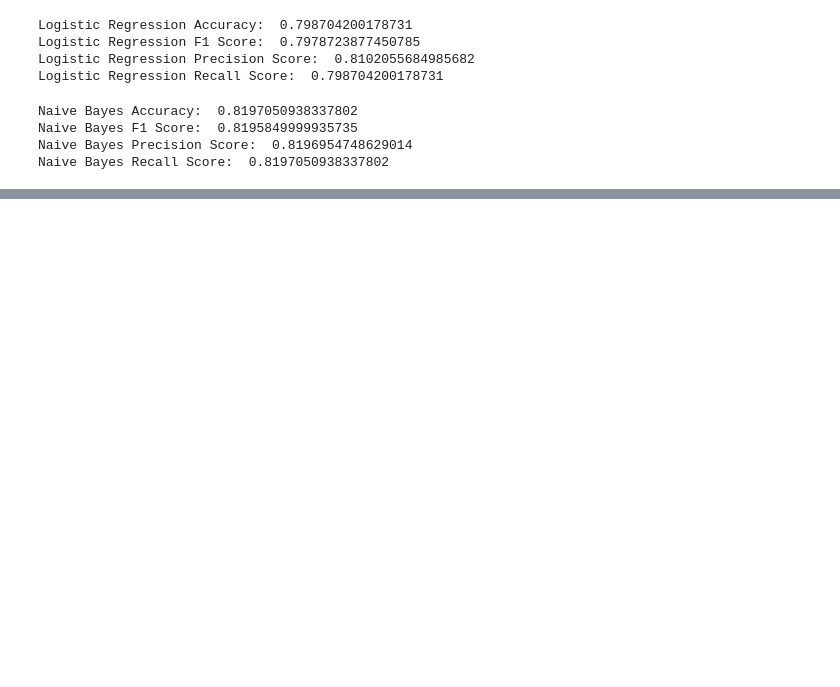
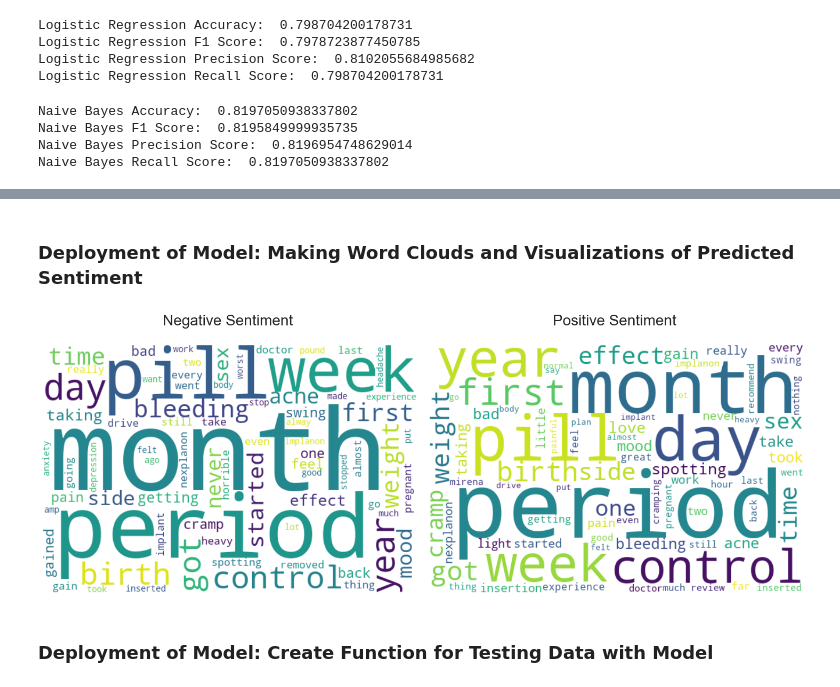
Before and after one commit to albertcchen/NLP-Sentiment-Analysis-for-Birth-Control-Medications, a Jupyter notebook: final_notebook.ipynb, the cells around one changed output, grey strips where cells are left out. Drawn from its saved outputs; the diff is of its cells as text; code cells hidden in the pictures; blank space fills up the shorter version.

Commit message:
finalizing modeling process and final model

```diff
--- a/final_notebook.ipynb
+++ b/final_notebook.ipynb
@@ -1205,0 +1220,30 @@ Random Forest Recall Score:  0.7122430741733691
+# %% [markdown]
+### Deployment of Model: Making Word Clouds and Visualizations of Predicted Sentiment
+# %%
+# Create function that takes in our bc_data that contains the review and predicted sentiment
+
+def create_word_clouds(bc_data):
+    bc_data['review'] = bc_data['review'].apply(clean_text)
+    negative = bc_data.loc[bc_data['sentiment'] == 'Negative']
+    positive = bc_data.loc[bc_data['sentiment'] == 'Positive']
+    negative_text = ' '.join(negative['review'])
+    positive_text = ' '.join(positive['review'])
+    negative_wordcloud = WordCloud(width=600, height=400, collocations=False, max_words=75,
+                                  background_color='white').generate(negative_text)
+    positive_wordcloud = WordCloud(width=600, height=400, collocations=False, max_words=75,
+                                  background_color='white').generate(positive_text)
+    fig, ax = plt.subplots(1, 2, figsize=(20, 10))
+    fig.tight_layout(pad=-1.0)
+    ax[0].imshow(negative_wordcloud, interpolation='bilinear')
+    ax[0].set_title('Negative Sentiment \n', fontsize=28)
+    ax[0].axis('off')
+    ax[1].imshow(positive_wordcloud, interpolation='bilinear')
+    ax[1].set_title('Positive Sentiment \n', fontsize=28)
+    ax[1].axis('off')
+    plt.show()
+# %%
+create_word_clouds(bc_data)
+# %% [output]
+[figure, added]
+# %% [markdown]
+### Deployment of Model: Create Function for Testing Data with Model
```
Also changed, not shown: parts of 18 cells of this notebook.
